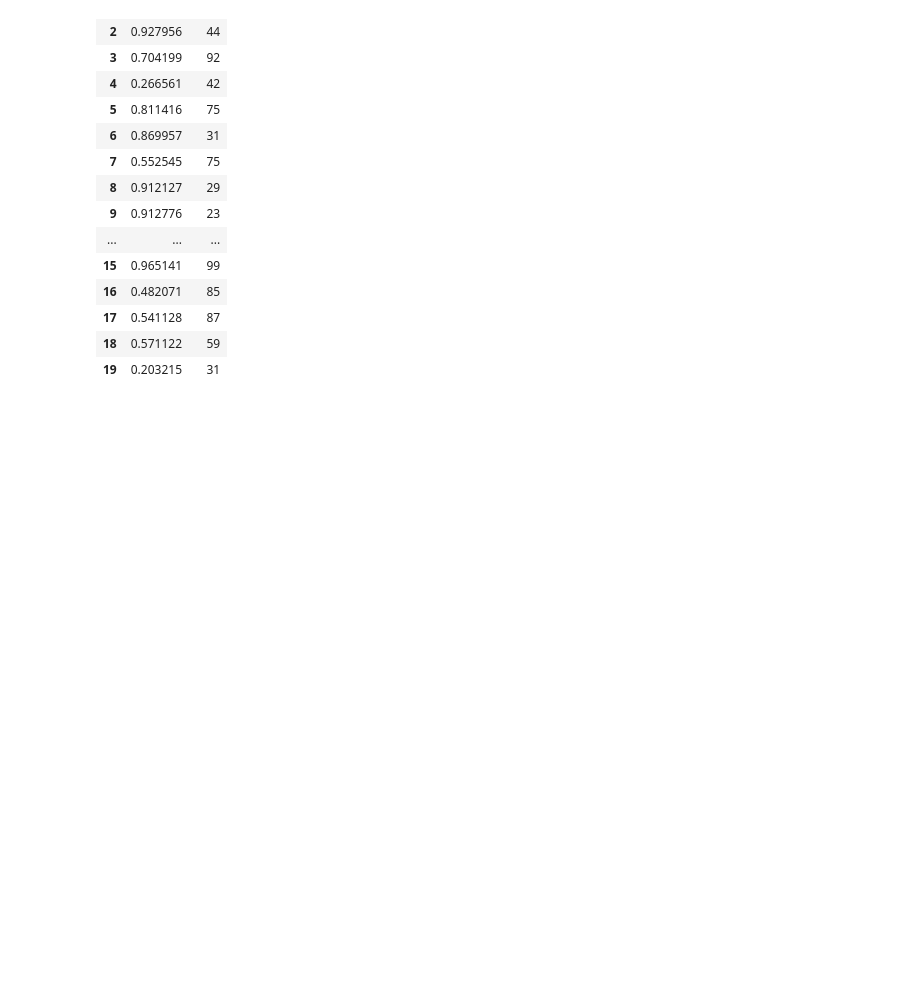
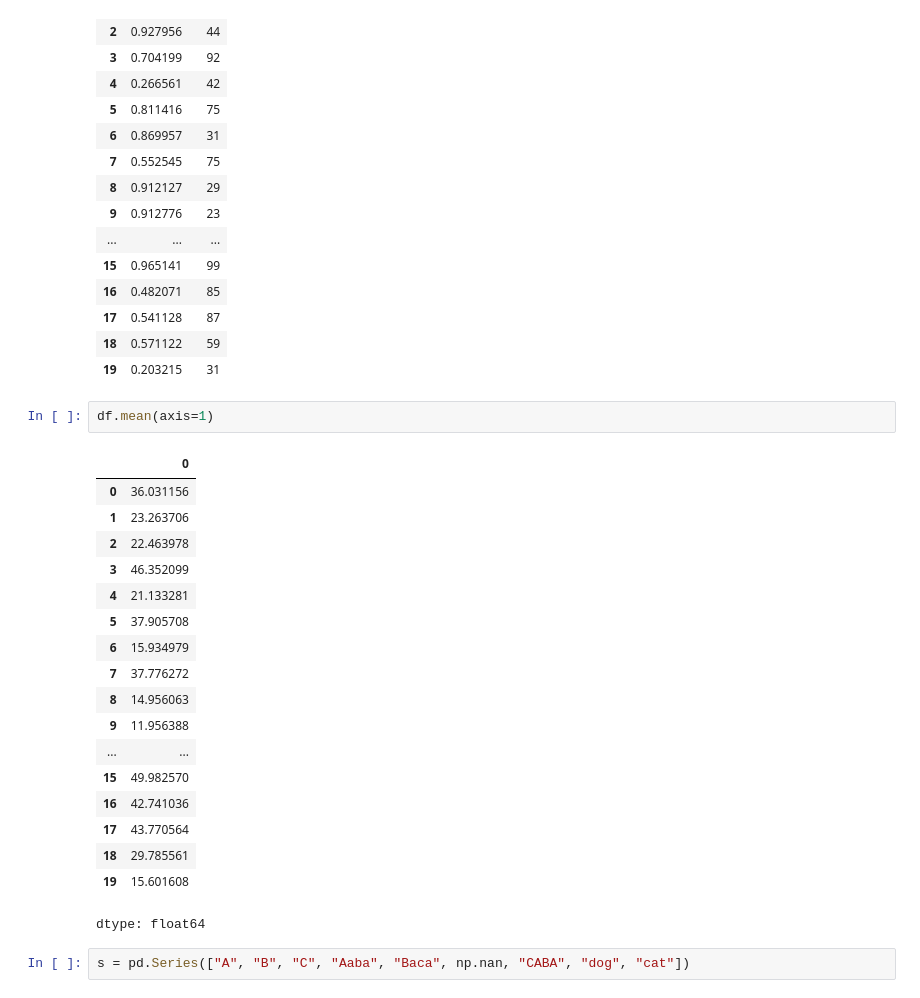
Before and after one commit to TouseefDataScientist/Machine-learning, a Jupyter notebook: Kh_Babar_naseer_collab.ipynb, the cells around one changed output. Saved outputs shown, nothing was run; the diff lists cells and outputs as text; blank space fills up the shorter version.

```diff
--- a/Kh_Babar_naseer_collab.ipynb
+++ b/Kh_Babar_naseer_collab.ipynb
@@ -213,3 +213,26 @@ df.dropna(how="any")
 | 17 | 0.541128 | 87 |
 | 18 | 0.571122 | 59 |
 | 19 | 0.203215 | 31 |
+# %%
+df.mean(axis=1)
+# %% [output]
+|  | 0 |
+| 0 | 36.031156 |
+| 1 | 23.263706 |
+| 2 | 22.463978 |
+| 3 | 46.352099 |
+| 4 | 21.133281 |
+| 5 | 37.905708 |
+| 6 | 15.934979 |
+| 7 | 37.776272 |
+| 8 | 14.956063 |
+| 9 | 11.956388 |
+| ... | ... |
+| 15 | 49.982570 |
+| 16 | 42.741036 |
+| 17 | 43.770564 |
+| 18 | 29.785561 |
+| 19 | 15.601608 |
+dtype: float64
+# %%
+s = pd.Series(["A", "B", "C", "Aaba", "Baca", np.nan, "CABA", "dog", "cat"])
```
Also changed, not shown: parts of 1 cell of this notebook.
